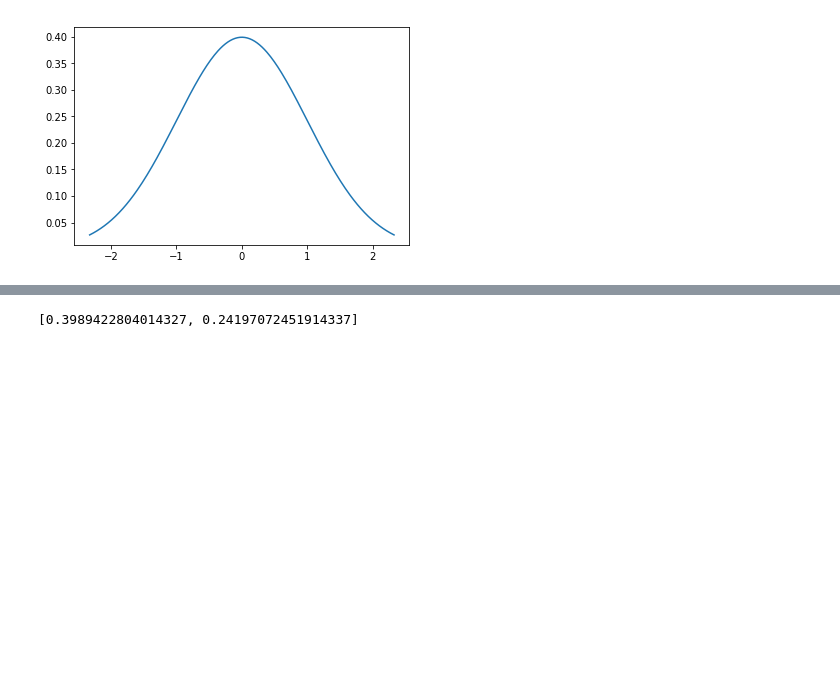
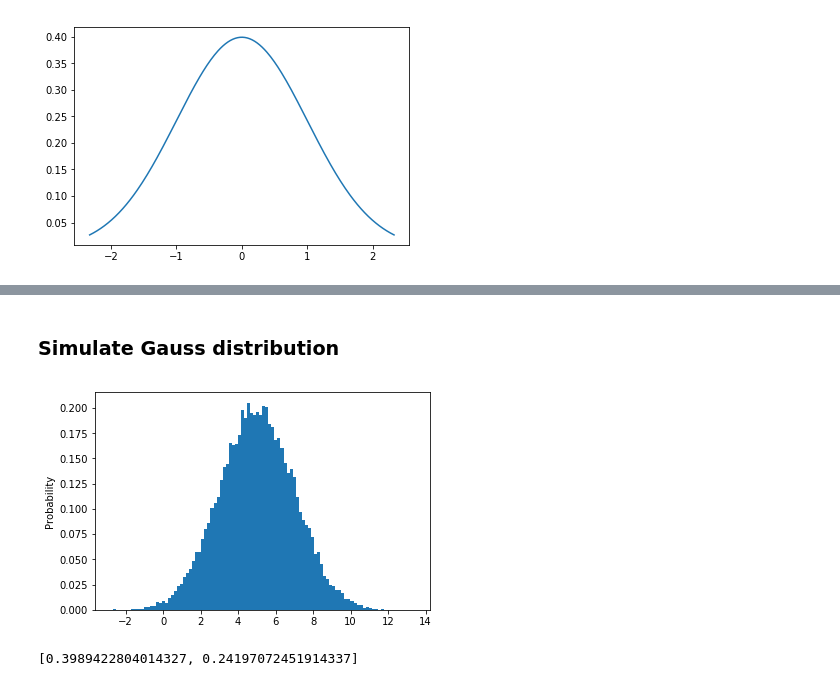
Before and after one commit to ComplicatedPhenomenon/IPython_training, a Jupyter notebook: SciPy/scipy/statisticalPackage.ipynb, the cells around one changed output, grey strips where cells are left out. Drawn from its saved outputs; the diff is of its cells as text; code cells hidden in the pictures; blank space fills up the shorter version.

```diff
--- a/SciPy/scipy/statisticalPackage.ipynb
+++ b/SciPy/scipy/statisticalPackage.ipynb
@@ -195,3 +191,14 @@ plot1 = hist1.dist_curve()
+# %% [markdown]
+### Simulate Gauss distribution
+# %%
+mean1 = 5
+sd1 = 2
+# generate 3000 points which satisfy Gauss distribution
+c = np.random.normal(mean1, sd1, 30000)
+w1, x1, z1 = plt.hist(c, bins=100, density=True)
+plt.ylabel('Probability');
+# %% [output]
+[figure, added]
 # %%
 def f(x):
     return 1/ math.sqrt(2* math.pi)* math.exp(- math.pow(x, 2)/2)
```
Also changed, not shown: parts of 48 cells of this notebook, 4 other files.
